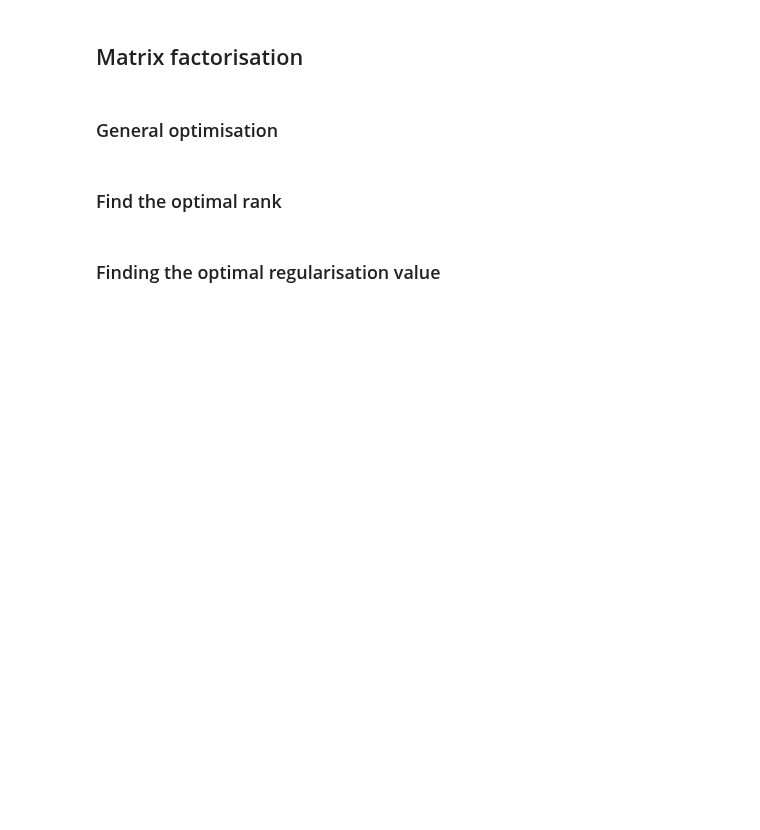
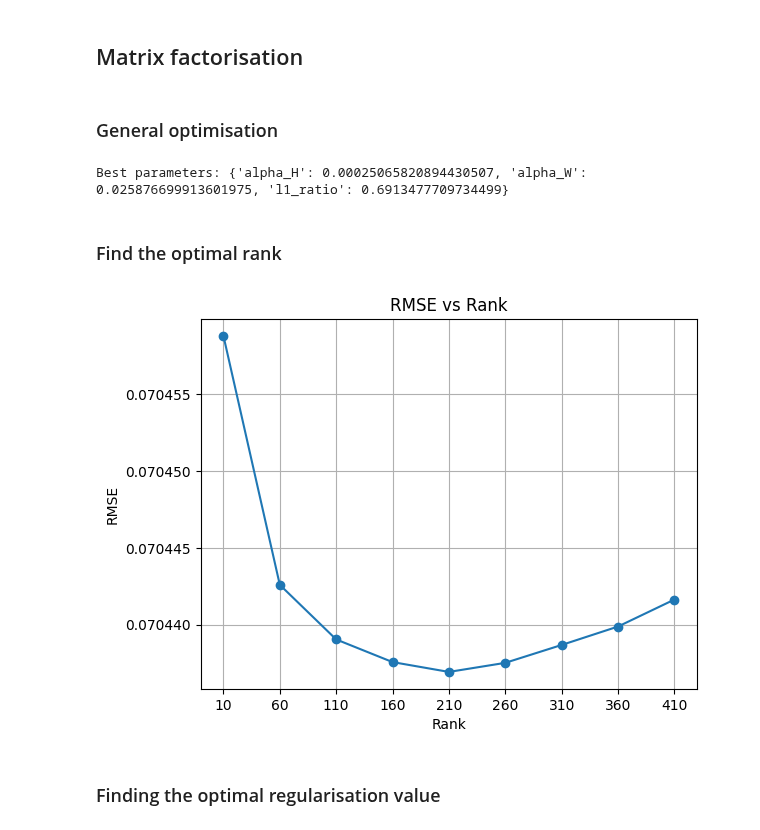
Before and after one commit to AlbotGoodman/machine-learning, a Jupyter notebook: lab2/collaborative_filtering.ipynb, the cells around one changed output. Cells and saved outputs as stored; diff of their text form; code cells hidden in the pictures; blank space fills up the shorter version.

Commit message:
[LAB2] hype param tuning

```diff
--- a/lab2/collaborative_filtering.ipynb
+++ b/lab2/collaborative_filtering.ipynb
@@ -217,0 +217,26 @@ print(f"Best parameters: {rand_search.best_params_}")
+# %%
+from scipy.stats import uniform, loguniform
+
+# Using a random sample size instead of the whole matrix to increase performance
+sample_size = 1000
+sample_users = np.random.choice(rating_matrix.shape[0], sample_size, replace=False)
+sample_movies = np.random.choice(rating_matrix.shape[1], sample_size, replace=False)
+sample_matrix = rating_matrix[sample_users, :][:, sample_movies]
+
+model = MiniBatchNMF()
+params = {
+    "alpha_H": loguniform(1e-4, 1),
+    "alpha_W": loguniform(1e-4, 1),
+    "l1_ratio": uniform(0, 1),
+}
+
+rand_search = RandomizedSearchCV(
+    estimator=model,
+    param_distributions=params,
+    scoring="neg_root_mean_squared_error",
+    n_jobs=-1
+)
+rand_search.fit(sample_matrix)
+print(f"Best parameters: {rand_search.best_params_}")
+# %% [output]
+Best parameters: {'alpha_H': 0.00025065820894430507, 'alpha_W': 0.025876699913601975, 'l1_ratio': 0.6913477709734499}
@@ -218,32 +268,37 @@ print(f"Best parameters: {rand_search.best_params_}")
 # %% [markdown]
 ### Find the optimal rank
 # %%
-rank_range = range(5, 51, 5)
+rank_range = range(10, 411, 50)
 b = 5000
-sample = 1000
+sample_size = 1000
 RMSE_values = []
-user_idxs = np.random.choice(rating_matrix.shape[0], sample, replace=False)
-item_idxs = np.random.choice(rating_matrix.shape[1], sample, replace=False)
+sample_users = np.random.choice(rating_matrix.shape[0], sample_size, replace=False)
+sample_movies = np.random.choice(rating_matrix.shape[1], sample_size, replace=False)
 
-# for n in rank_range:
-#     model = MiniBatchNMF(
-#         n_components=n,
-#         batch_size=b
-#     )
-#     W = model.fit_transform(rating_matrix)
-#     H = model.components_
-#     V = np.dot(W[user_idxs, :], H[:, item_idxs])
-#     R = rating_matrix[user_idxs, :][:, item_idxs].toarray()
-#     RMSE = np.sqrt(mean_squared_error(R, V))
-#     RMSE_values.append(RMSE)
+for n in rank_range:
+    model = MiniBatchNMF(
+        n_components=n,
+        batch_size=b,
+        l1_ratio=rand_search.best_params_["l1_ratio"],
+        alpha_H=rand_search.best_params_["alpha_H"],
+        alpha_W=rand_search.best_params_["alpha_W"]
+    )
+    W = model.fit_transform(rating_matrix)
+    H = model.components_
+    V = np.dot(W[sample_users, :], H[:, sample_movies])
+    R = rating_matrix[sample_users, :][:, sample_movies].toarray()
+    RMSE = np.sqrt(mean_squared_error(R, V))
+    RMSE_values.append(RMSE)
 
-# plt.plot(rank_range, RMSE_values, marker="o")
-# plt.xlabel("Rank")
-# plt.ylabel("RMSE")
-# plt.title("RMSE vs Rank")
-# plt.xticks(rank_range)
-# plt.grid()
-# plt.show()
+plt.plot(rank_range, RMSE_values, marker="o")
+plt.xlabel("Rank")
+plt.ylabel("RMSE")
+plt.title("RMSE vs Rank")
+plt.xticks(rank_range)
+plt.grid()
+plt.show()
+# %% [output]
+[figure, added]
 # %% [markdown]
 ### Finding the optimal regularisation value
 # %%
```
Also changed, not shown: parts of 3 cells of this notebook.
